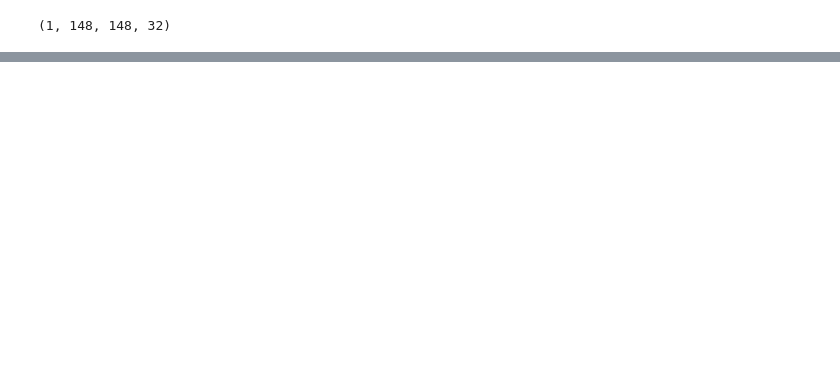
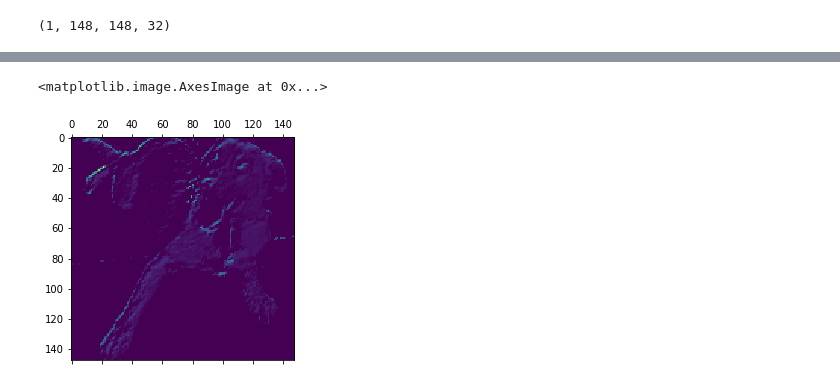
Before and after one commit to amamra-abdenour/Deep_Learning_Python, a Jupyter notebook: DeepLearning_8.ipynb, the cells around one changed output, grey strips where cells are left out. Cells and saved outputs as stored; diff of their text form; code cells hidden in the pictures; blank space fills up the shorter version.

```diff
--- a/DeepLearning_8.ipynb
+++ b/DeepLearning_8.ipynb
@@ -82,0 +84,5 @@ plt.matshow(first_layer_activation[0,:,:,4], cmap='viridis')
+# %%
+plt.matshow(first_layer_activation[0,:,:,30], cmap='viridis')
+# %% [output]
+<matplotlib.image.AxesImage at 0x...>
+[figure, added]
```
Also changed, not shown: parts of 11 cells of this notebook.
